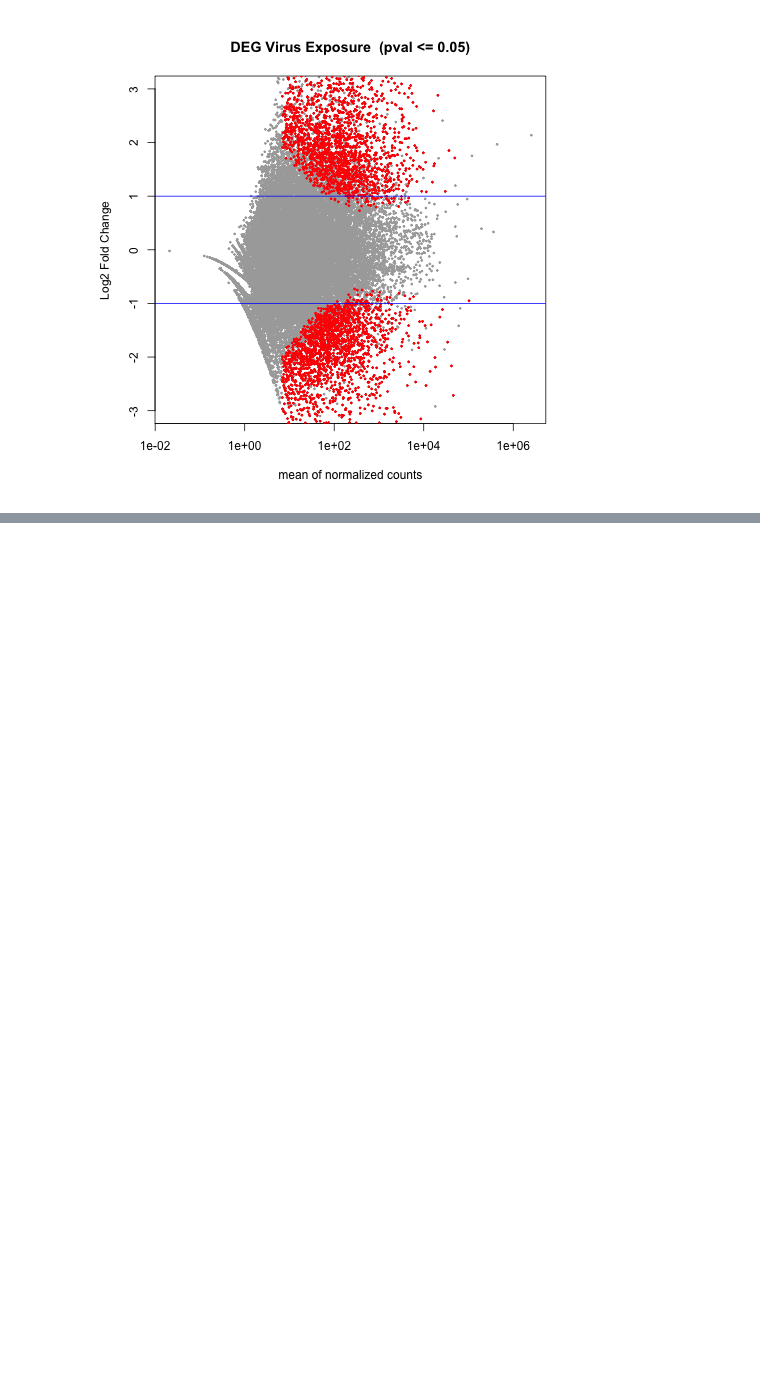
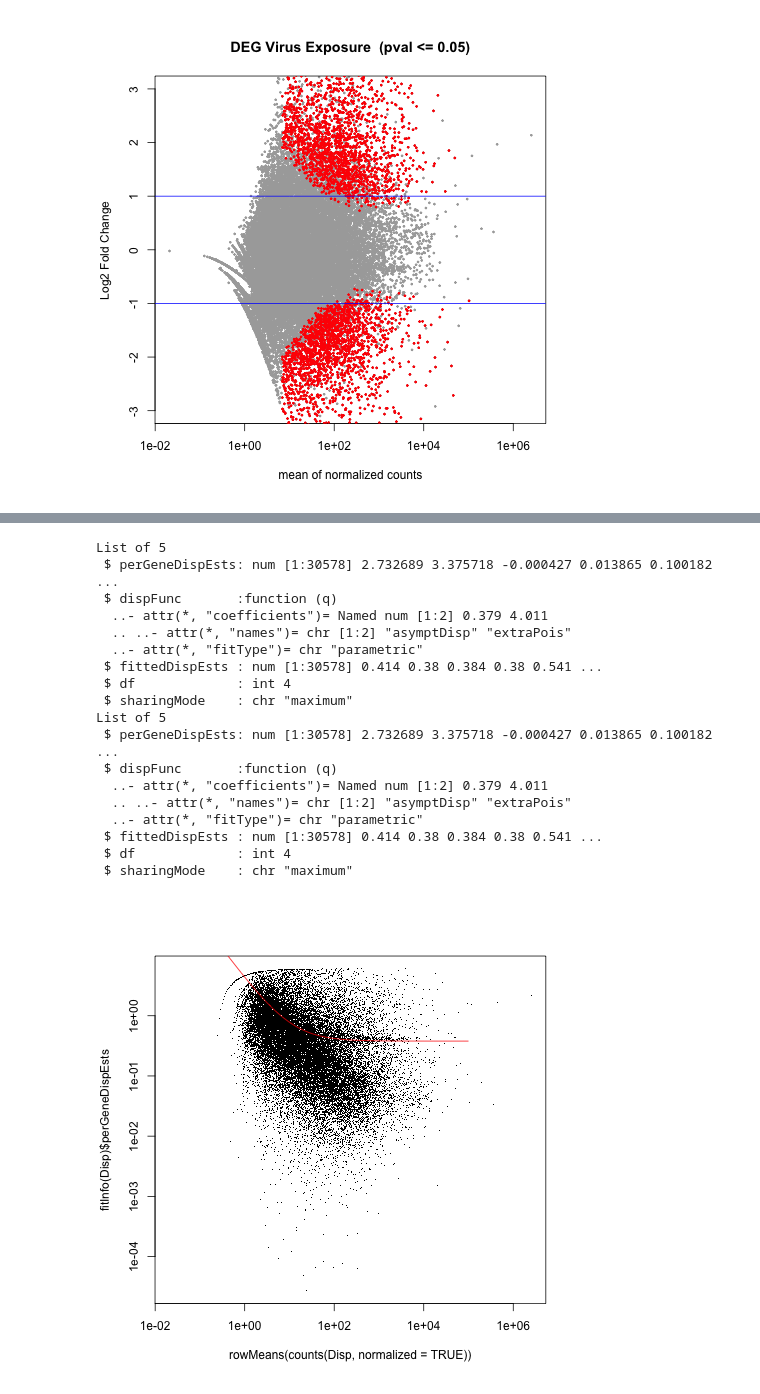
Before and after one commit to sr320/eimd, a Jupyter notebook: ipynbs/4_RNAseq.ipynb, the cells around one changed output, grey strips where cells are left out. Cells and saved outputs as stored; diff of their text form; code cells hidden in the pictures; blank space fills up the shorter version.

```diff
--- a/ipynbs/4_RNAseq.ipynb
+++ b/ipynbs/4_RNAseq.ipynb
@@ -166,0 +212,3 @@ abline(h=c(-1,1), col="blue")
+# %%
+%%R
+CountData<- read.table("/Users/sr320/Dropbox/Steven/eimd/data/seastar_clc_rnaseq_counts.txt",row.names=1, header=TRUE,)
@@ -166,0 +225,9 @@ abline(h=c(-1,1), col="blue")
+# %%
+%%R
+conds <- c(rep("HK",3), rep("V",3))
+conds
+cds <- newCountDataSet( CountData, conds )
+head (counts (cds))
+LibrarySize <- estimateSizeFactors( cds )
+sizeFactors( LibrarySize )
+head( counts( LibrarySize, normalized=TRUE ) )
@@ -166,0 +249,46 @@ abline(h=c(-1,1), col="blue")
+# %%
+%%R
+Disp <- estimateDispersions( LibrarySize )
+str( fitInfo(Disp) )
+plotDispEsts <- function (Disp)
+{
+	plot(
+		rowMeans( counts(Disp, normalized=TRUE)),
+		fitInfo(Disp)$perGeneDispEsts,
+		pch = '.', log="xy")
+		xg <-10^seq(-.5, 5, length.out=300)
+		lines (xg, fitInfo(Disp)$dispFun(xg), col="red")
+}
+plotDispEsts(Disp)
+head ( fData(Disp))
+str(fitInfo(Disp))
+DE <- nbinomTest( Disp, "HK", "V" )
+head (DE)
+plotDE <- function (DE)
+	plot(
+		DE$baseMean,
+		DE$log2FoldChange,
+		log="x", pch=20, cex=.3,
+		col = ifelse (DE$padj < .05, "red", "black"))
+plotDE(DE)
+hist(DE$pval, breaks=100, col="skyblue", border="slateblue", main="")
+# %% [output]
+List of 5
+ $ perGeneDispEsts: num [1:30578] 2.732689 3.375718 -0.000427 0.013865 0.100182 ...
+ $ dispFunc       :function (q)
+  ..- attr(*, "coefficients")= Named num [1:2] 0.379 4.011
+  .. ..- attr(*, "names")= chr [1:2] "asymptDisp" "extraPois"
+  ..- attr(*, "fitType")= chr "parametric"
+ $ fittedDispEsts : num [1:30578] 0.414 0.38 0.384 0.38 0.541 ...
+ $ df             : int 4
+ $ sharingMode    : chr "maximum"
+List of 5
+ $ perGeneDispEsts: num [1:30578] 2.732689 3.375718 -0.000427 0.013865 0.100182 ...
+ $ dispFunc       :function (q)
+  ..- attr(*, "coefficients")= Named num [1:2] 0.379 4.011
+  .. ..- attr(*, "names")= chr [1:2] "asymptDisp" "extraPois"
+  ..- attr(*, "fitType")= chr "parametric"
+ $ fittedDispEsts : num [1:30578] 0.414 0.38 0.384 0.38 0.541 ...
+ $ df             : int 4
+ $ sharingMode    : chr "maximum"
+[figure, added]
```
Also changed, not shown: parts of 7 cells of this notebook, 4 other files.
